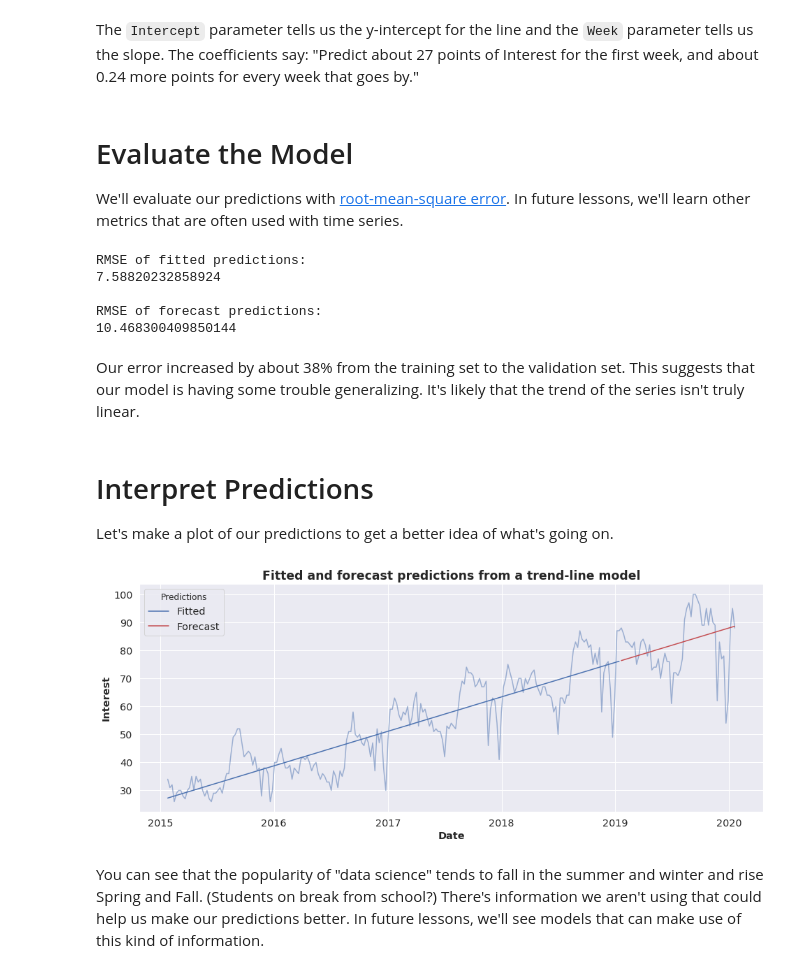
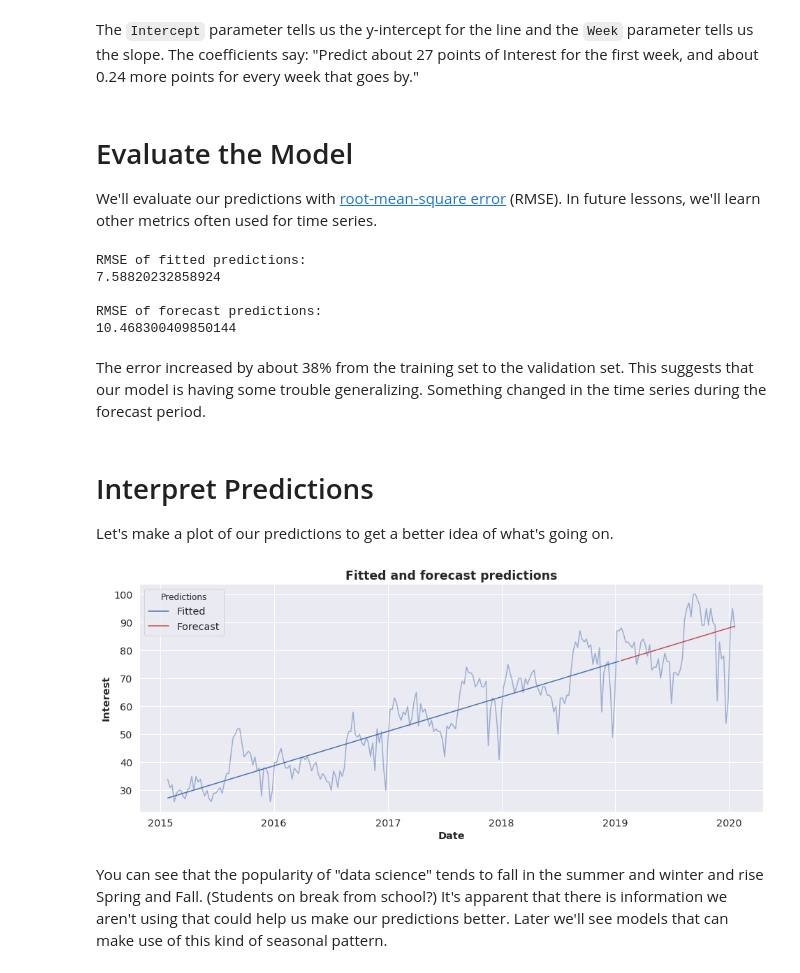
Before and after one commit to ryanholbrook/kaggle-learn, a Jupyter notebook: notebooks/tutorial-1-first-model.ipynb, the cells around one changed output. Cells and saved outputs as stored; diff of their text form; code cells hidden in the pictures.

```diff
--- a/notebooks/tutorial-1-first-model.ipynb
+++ b/notebooks/tutorial-1-first-model.ipynb
@@ -124,9 +129,8 @@ First, the least-squares model requires numeric features. Since the `Week` varia
 # %%
-data = datascience.copy()
 # Construct the "time dummy": 1, 2, 3, ...
-data['Week'] = range(1, len(data.Interest) + 1)
+datascience['Week'] = range(1, len(datascience.index) + 1)
 
-data.head()
+datascience.head()
 # %% [output]
 |  | Interest | Week |
 | Week |  |  |
@@ -154,4 +158,5 @@ from sklearn.model_selection import train_test_split
 
 # Split the data into a training set and a validation set
 # The order of the observations is important, so don't shuffle
-train_data, val_data = train_test_split(data, test_size = 0.2, shuffle = False)
+# And have the training set come before the validation set
+train_data, val_data = train_test_split(datascience, test_size = 0.2, shuffle = False)
@@ -179,7 +206,7 @@ The `Intercept` parameter tells us the y-intercept for the line and the `Week` p
 # %% [markdown]
 # Evaluate the Model #
 
-We'll evaluate our predictions with [root-mean-square error](https://en.wikipedia.org/wiki/Root-mean-square_deviation). In future lessons, we'll learn other metrics that are often used with time series.
+We'll evaluate our predictions with [root-mean-square error](https://en.wikipedia.org/wiki/Root-mean-square_deviation) (RMSE). In future lessons, we'll learn other metrics often used for time series.
 # %%
 from sklearn.metrics import mean_squared_error
 
@@ -202,22 +229,22 @@ RMSE of fitted predictions:
 RMSE of forecast predictions:
 10.468300409850144
 # %% [markdown]
-Our error increased by about 38% from the training set to the validation set. This suggests that our model is having some trouble generalizing. It's likely that the trend of the series isn't truly linear.
+The error increased by about 38% from the training set to the validation set. This suggests that our model is having some trouble generalizing. Something changed in the time series during the forecast period.
 # %% [markdown]
 # Interpret Predictions #
 
 Let's make a plot of our predictions to get a better idea of what's going on.
 # %%
 plt.figure(figsize=(16,6))
-sns.lineplot(data=data.Interest, alpha=0.5)
+sns.lineplot(data=datascience.Interest, alpha=0.5)
 sns.lineplot(data=train_predictions, label='Fitted', color='b')
 sns.lineplot(data=val_predictions, label='Forecast', color='r');
-plt.title("Fitted and forecast predictions from a trend-line model")
+plt.title("Fitted and forecast predictions")
 plt.xlabel("Date")
 plt.ylabel("Interest")
 plt.legend(title="Predictions")
 plt.show()
 # %% [output]
-[figure, old version]
+[figure, new version]
 # %% [markdown]
-You can see that the popularity of "data science" tends to fall in the summer and winter and rise Spring and Fall. (Students on break from school?) There's information we aren't using that could help us make our predictions better. In future lessons, we'll see models that can make use of this kind of information.
+You can see that the popularity of "data science" tends to fall in the summer and winter and rise Spring and Fall. (Students on break from school?) It's apparent that there is information we aren't using that could help us make our predictions better. Later we'll see models that can make use of this kind of seasonal pattern.
```
Also changed, not shown: parts of 18 cells of this notebook, 4 other files.
